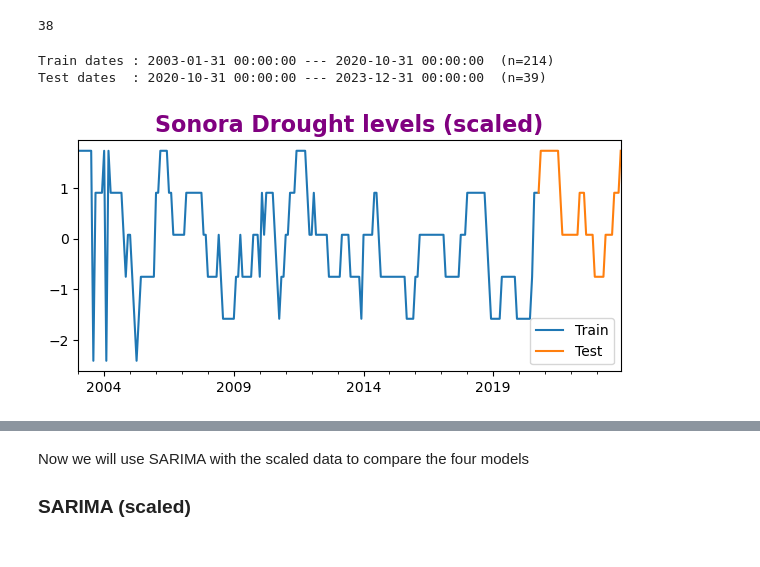
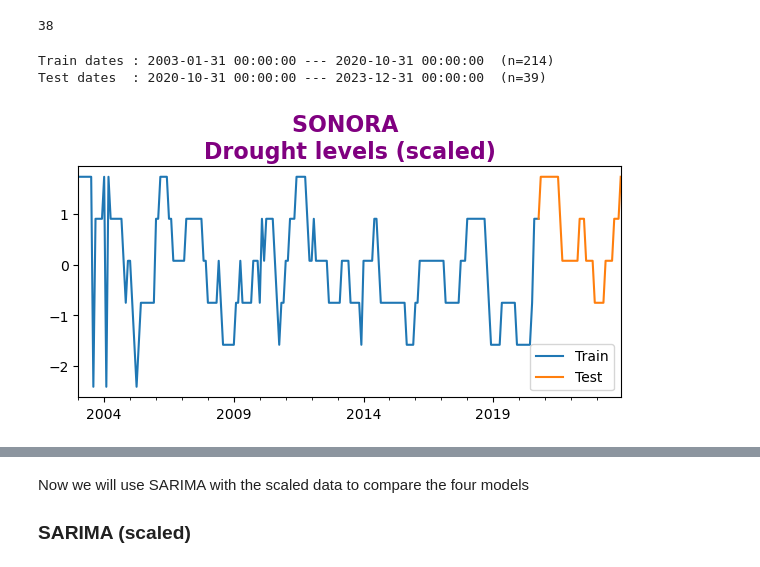
Before and after one commit to CCT-Dublin/capstone-project-feb-2024-ft-Denisse14GT, a Jupyter notebook: Ca3.ipynb, the cells around one changed output, grey strips where cells are left out. Drawn from its saved outputs; the diff is of its cells as text; code cells hidden in the pictures.

```diff
--- a/Ca3.ipynb
+++ b/Ca3.ipynb
@@ -1062,26 +1055,26 @@ len(test1)
 # %%
 fin_train = '2020-10-31 00:00:00'
 print(
     f"Train dates : {Sonora_scaled.index.min()} --- {Sonora_scaled.loc[:fin_train].index.max()}  "
     f"(n={len(Sonora_scaled.loc[:fin_train])})"
 )
 print(
     f"Test dates  : {Sonora_scaled.loc[fin_train:].index.min()} --- {Sonora_scaled.loc[:].index.max()}  "
     f"(n={len(Sonora_scaled.loc[fin_train:])})"
 )
 data_train = Sonora_scaled.loc[:fin_train]
 data_test  = Sonora_scaled.loc[fin_train:]
 
 
 fig, ax=plt.subplots(figsize=(7, 3))
 data_train.plot(ax=ax, label='Train')
 data_test.plot(ax=ax, label='Test')
-ax.set_title('Sonora Drought levels (scaled)',fontsize= 16, fontweight= 'bold', color= 'purple')
+ax.set_title('SONORA \nDrought levels (scaled)',fontsize= 16, fontweight= 'bold', color= 'purple')
 ax.legend();
 # %% [output]
 Train dates : 2003-01-31 00:00:00 --- 2020-10-31 00:00:00  (n=214)
 Test dates  : 2020-10-31 00:00:00 --- 2023-12-31 00:00:00  (n=39)
-[figure, old version]
+[figure, new version]
 # %%
 arima_obj_So = ARIMA(data_train.tolist(), order = (3, 0, 1))
 
```
Also changed, not shown: parts of 68 cells of this notebook.
